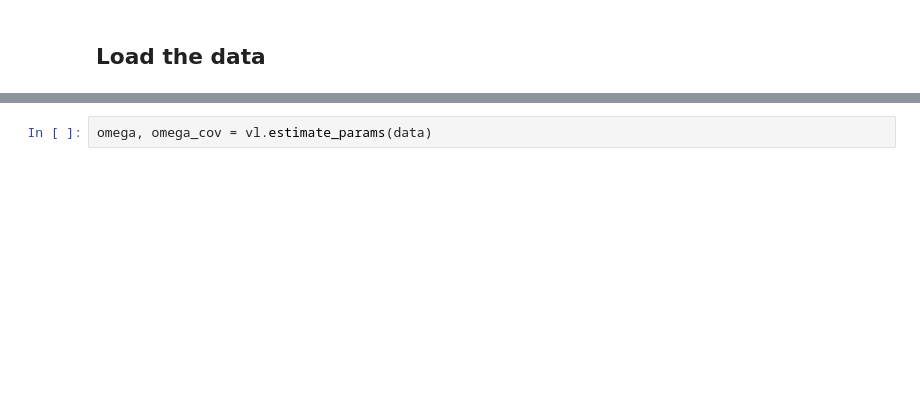
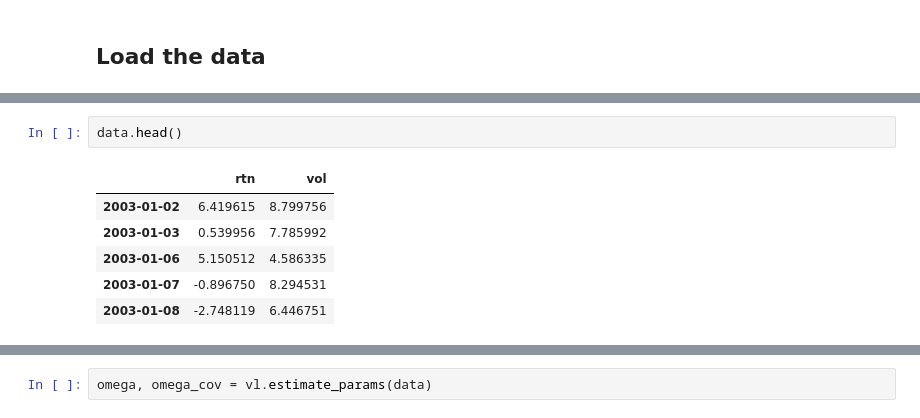
Before and after one commit to sangrey/RiskPriceInference, a Jupyter notebook: volpriceinference/robust_inference_on_data.ipynb, the cells around one changed output, grey strips where cells are left out. Saved outputs shown, nothing was run; the diff lists cells and outputs as text; blank space fills up the shorter version.

```diff
--- a/volpriceinference/robust_inference_on_data.ipynb
+++ b/volpriceinference/robust_inference_on_data.ipynb
@@ -27,0 +30,9 @@ data['rtn'] *= 252
+# %%
+data.head()
+# %% [output]
+|  | rtn | vol |
+| 2003-01-02 | 6.419615 | 8.799756 |
+| 2003-01-03 | 0.539956 | 7.785992 |
+| 2003-01-06 | 5.150512 | 4.586335 |
+| 2003-01-07 | -0.896750 | 8.294531 |
+| 2003-01-08 | -2.748119 | 6.446751 |
```
Also changed, not shown: parts of 14 cells of this notebook, 4 other files.
